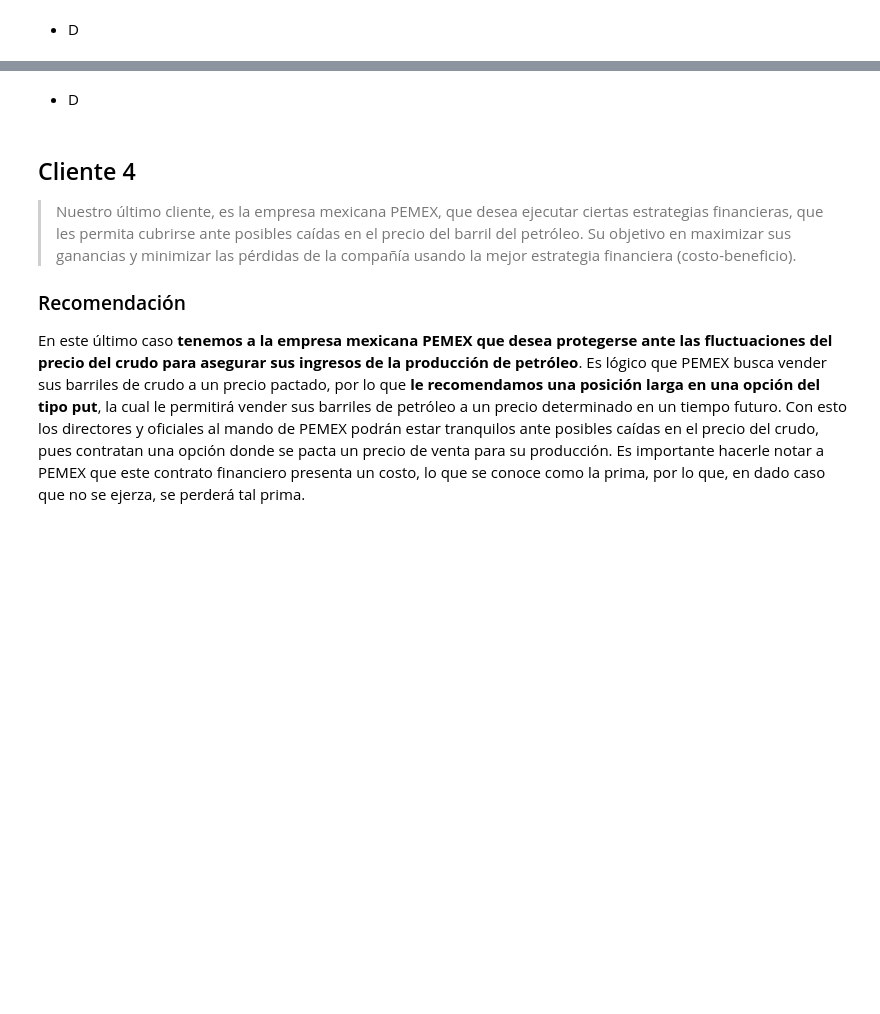
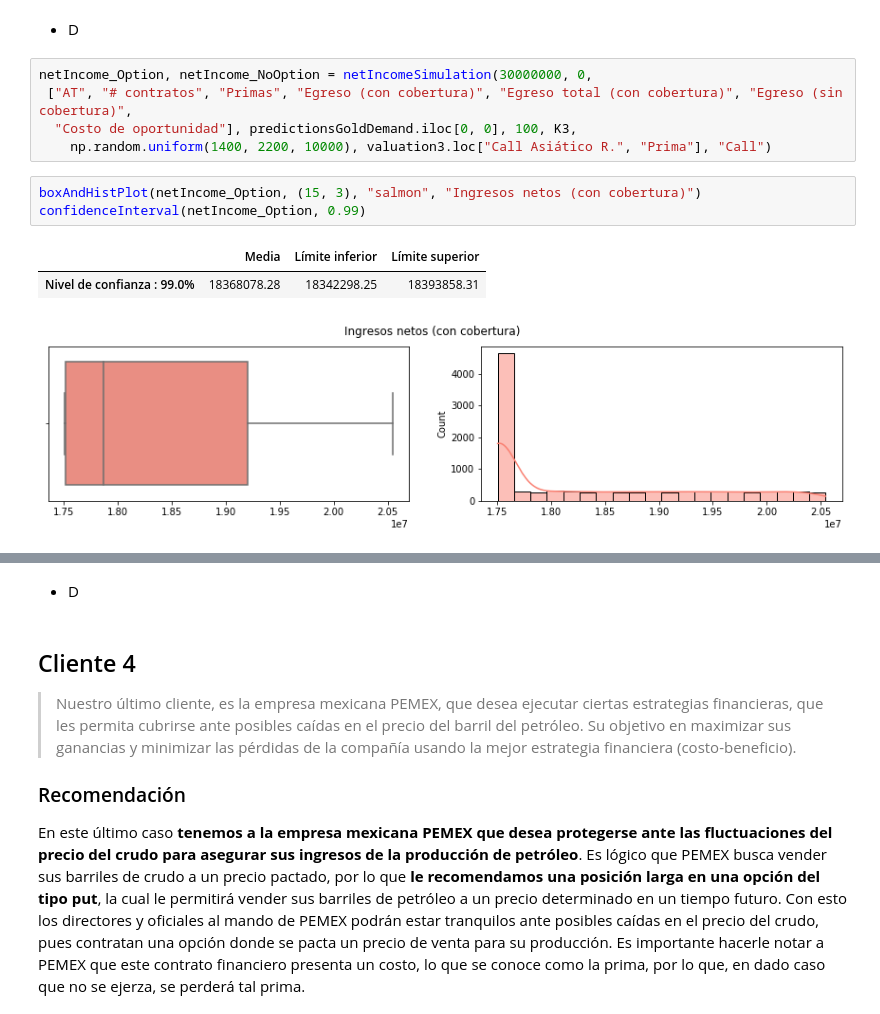
Before and after one commit to diegolazareno/Examen3_SPF, a Jupyter notebook: Examen_Tema3_DALopez.ipynb, the cells around one changed output, grey strips where cells are left out. Drawn from its saved outputs; the diff is of its cells as text; blank space fills up the shorter version.

```diff
--- a/Examen_Tema3_DALopez.ipynb
+++ b/Examen_Tema3_DALopez.ipynb
@@ -981,2 +1005,14 @@ valuation3
 # %% [markdown]
 + D
+# %%
+netIncome_Option, netIncome_NoOption = netIncomeSimulation(30000000, 0,
+ ["AT", "# contratos", "Primas", "Egreso (con cobertura)", "Egreso total (con cobertura)", "Egreso (sin cobertura)",
+  "Costo de oportunidad"], predictionsGoldDemand.iloc[0, 0], 100, K3,
+    np.random.uniform(1400, 2200, 10000), valuation3.loc["Call Asiático R.", "Prima"], "Call")
+# %%
+boxAndHistPlot(netIncome_Option, (15, 3), "salmon", "Ingresos netos (con cobertura)")
+confidenceInterval(netIncome_Option, 0.99)
+# %% [output]
+|  | Media | Límite inferior | Límite superior |
+| Nivel de confianza : 99.0% | 18368078.28 | 18342298.25 | 18393858.31 |
+[figure, added]
```
Also changed, not shown: parts of 5 cells of this notebook.
